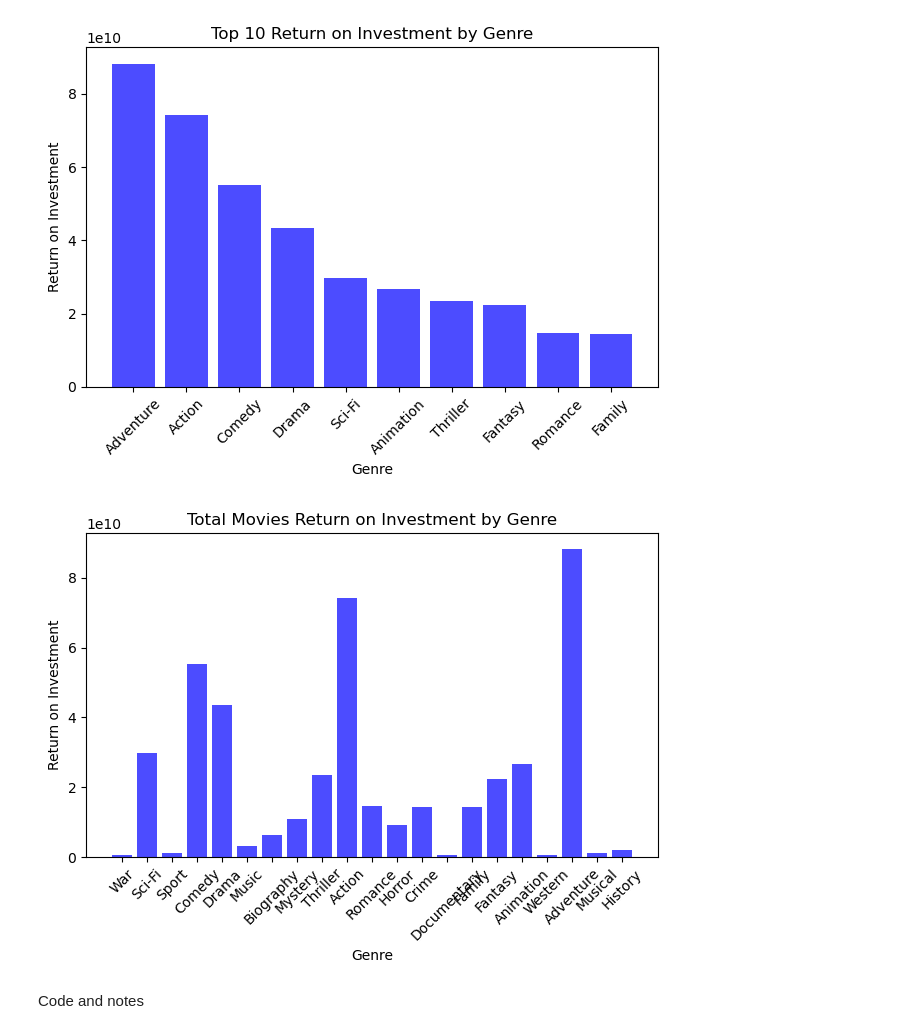
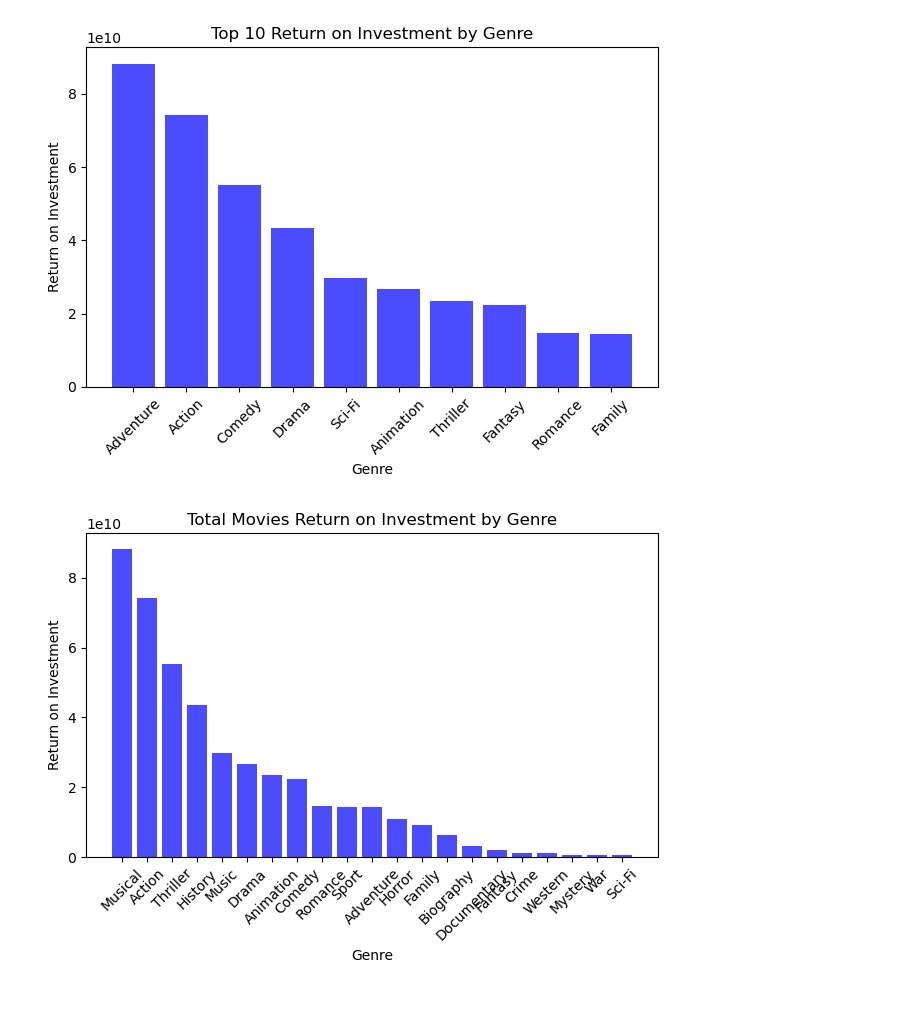
Before and after one commit to Robotrousers/Group1Proj1, a Jupyter notebook: mo_genres.ipynb, the cells around one changed output. Saved outputs shown, nothing was run; the diff lists cells and outputs as text; code cells hidden in the pictures; blank space fills up the shorter version.

```diff
--- a/mo_genres.ipynb
+++ b/mo_genres.ipynb
@@ -238,14 +228,14 @@ plt.show()
 # %% [output]
 [figure]
 # %%
-plt.bar(genre_df['Genre'], genre_df['Return on Investment'], color='b', alpha=0.7, align="center")
+# sort and show ALL movies by revenue genre sum
+sorted_genre_df = genre_df.sort_values(by='Return on Investment', ascending=False)
+plt.bar(genre_df['Genre'], sorted_genre_df['Return on Investment'], color='b', alpha=0.7, align="center")
 plt.xlabel('Genre')
 plt.ylabel('Return on Investment')
 plt.title('Total Movies Return on Investment by Genre')
 plt.xticks(rotation=45)
 plt.tight_layout()
 plt.show()
 # %% [output]
-[figure, old version]
+[figure, new version]
-# %% [markdown]
-Code and notes
```
Also changed, not shown: parts of 19 cells of this notebook, 1 other file.
